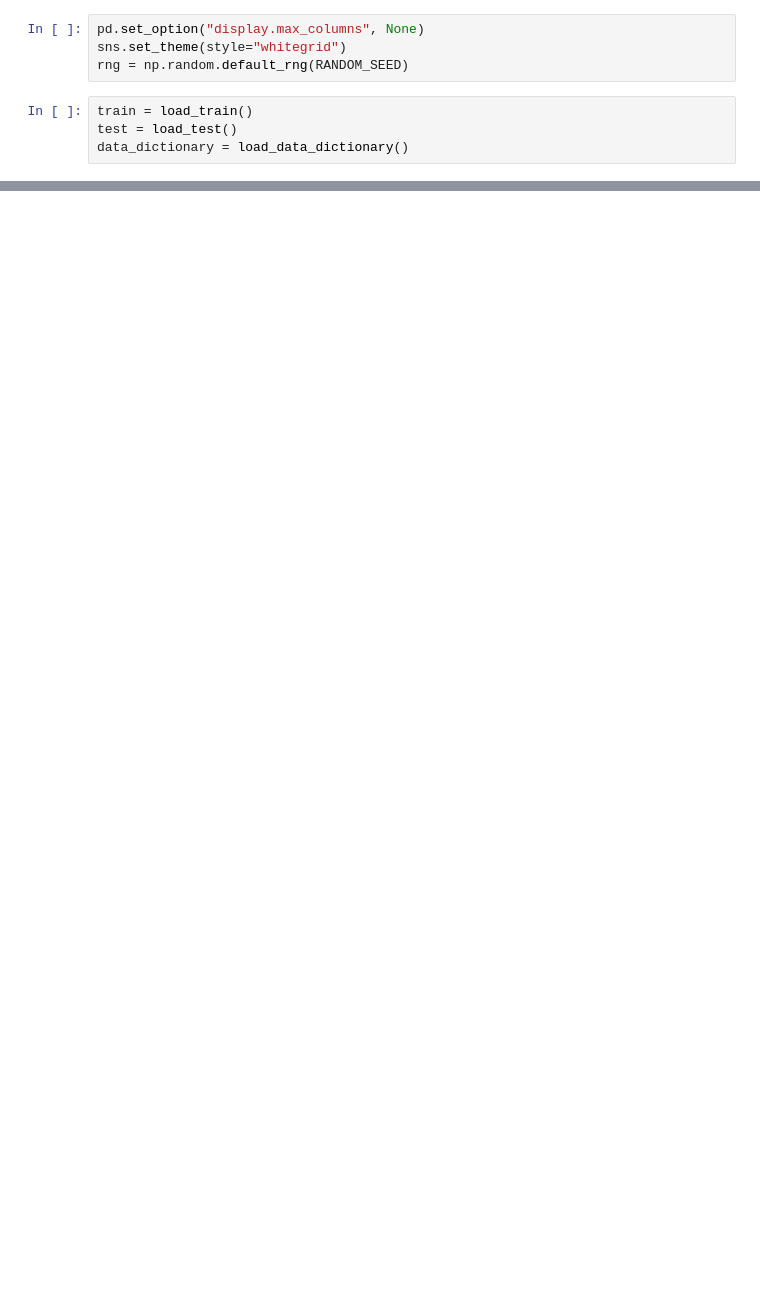
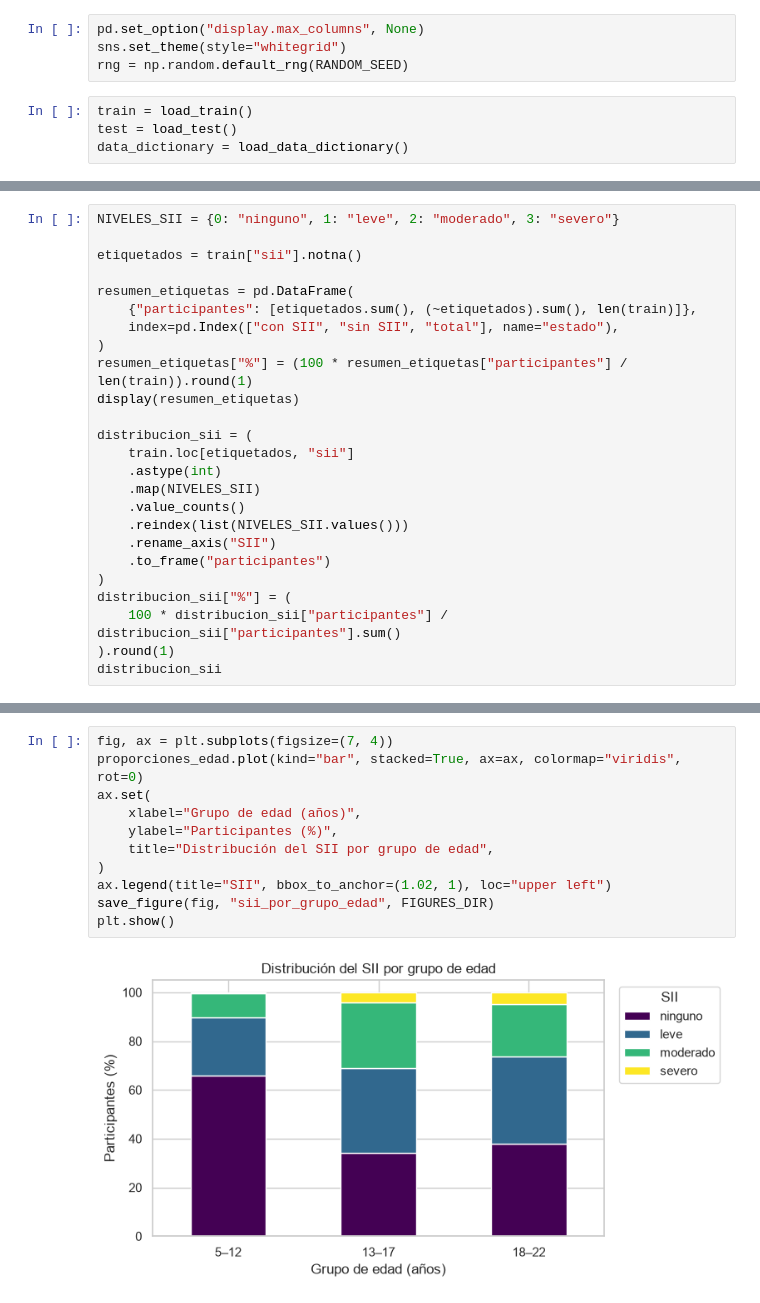
Before and after one commit to juanestebancg2806/piu-severity-prediction, a Jupyter notebook: notebooks/01_eda.ipynb, the cells around one changed output, grey strips where cells are left out. Cells and saved outputs as stored; diff of their text form; blank space fills up the shorter version.

```diff
--- a/notebooks/01_eda.ipynb
+++ b/notebooks/01_eda.ipynb
@@ -28,0 +426,25 @@ print(data_dictionary.shape)
+# %%
+NIVELES_SII = {0: "ninguno", 1: "leve", 2: "moderado", 3: "severo"}
+
+etiquetados = train["sii"].notna()
+
+resumen_etiquetas = pd.DataFrame(
+    {"participantes": [etiquetados.sum(), (~etiquetados).sum(), len(train)]},
+    index=pd.Index(["con SII", "sin SII", "total"], name="estado"),
+)
+resumen_etiquetas["%"] = (100 * resumen_etiquetas["participantes"] / len(train)).round(1)
+display(resumen_etiquetas)
+
+distribucion_sii = (
+    train.loc[etiquetados, "sii"]
+    .astype(int)
+    .map(NIVELES_SII)
+    .value_counts()
+    .reindex(list(NIVELES_SII.values()))
+    .rename_axis("SII")
+    .to_frame("participantes")
+)
+distribucion_sii["%"] = (
+    100 * distribucion_sii["participantes"] / distribucion_sii["participantes"].sum()
+).round(1)
+distribucion_sii
@@ -28,0 +682,13 @@ print(data_dictionary.shape)
+# %%
+fig, ax = plt.subplots(figsize=(7, 4))
+proporciones_edad.plot(kind="bar", stacked=True, ax=ax, colormap="viridis", rot=0)
+ax.set(
+    xlabel="Grupo de edad (años)",
+    ylabel="Participantes (%)",
+    title="Distribución del SII por grupo de edad",
+)
+ax.legend(title="SII", bbox_to_anchor=(1.02, 1), loc="upper left")
+save_figure(fig, "sii_por_grupo_edad", FIGURES_DIR)
+plt.show()
+# %% [output]
+[figure, added]
```
Also changed, not shown: parts of 29 cells of this notebook, 6 other files.
